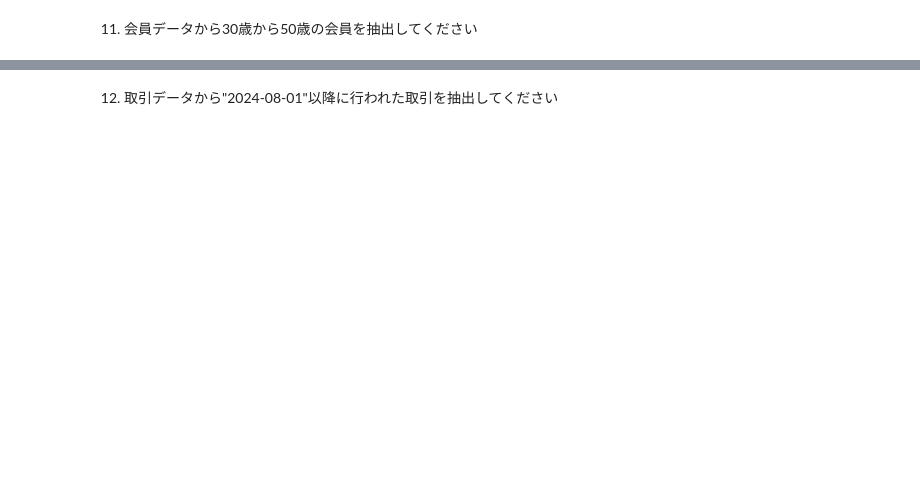
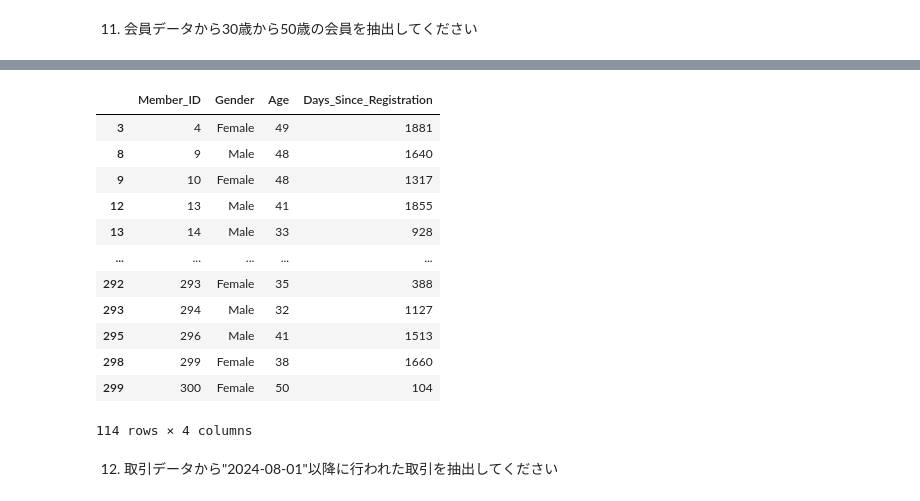
Before and after one commit to ken-hori-2/Kaggle_ws, a Jupyter notebook: 2025_Done/20250215_Done/Udemy_100本ノック_問題.ipynb, the cells around one changed output, grey strips where cells are left out. Cells and saved outputs as stored; diff of their text form; code cells hidden in the pictures; blank space fills up the shorter version.

```diff
--- a/2025_Done/20250215_Done/Udemy_100本ノック_問題.ipynb
+++ b/2025_Done/20250215_Done/Udemy_100本ノック_問題.ipynb
@@ -2,5 +2,10 @@
 *1*. データの読み込み
 - 各種CSVデータを読み込んでください
 - 各種データフレーム名はsales_df、member_dfとしてください
+# %%
+import pandas as pd
+
+sales_df = pd.read_csv('Sales_Data.csv')
+member_df = pd.read_csv('Member_Data.csv')
 # %% [markdown]
 2. 取引データの上部5行を表示してください
@@ -27,2 +226,19 @@
+# %%
+# LLMが回答
+member_df[(member_df['Age'] >= 30) & (member_df['Age'] <= 50)]
+# %% [output]
+|  | Member_ID | Gender | Age | Days_Since_Registration |
+| 3 | 4 | Female | 49 | 1881 |
+| 8 | 9 | Male | 48 | 1640 |
+| 9 | 10 | Female | 48 | 1317 |
+| 12 | 13 | Male | 41 | 1855 |
+| 13 | 14 | Male | 33 | 928 |
+| ... | ... | ... | ... | ... |
+| 292 | 293 | Female | 35 | 388 |
+| 293 | 294 | Male | 32 | 1127 |
+| 295 | 296 | Male | 41 | 1513 |
+| 298 | 299 | Female | 38 | 1660 |
+| 299 | 300 | Female | 50 | 104 |
+114 rows × 4 columns
 # %% [markdown]
 12. 取引データから"2024-08-01"以降に行われた取引を抽出してください
```
Also changed, not shown: parts of 31 cells of this notebook, 1 other file.
